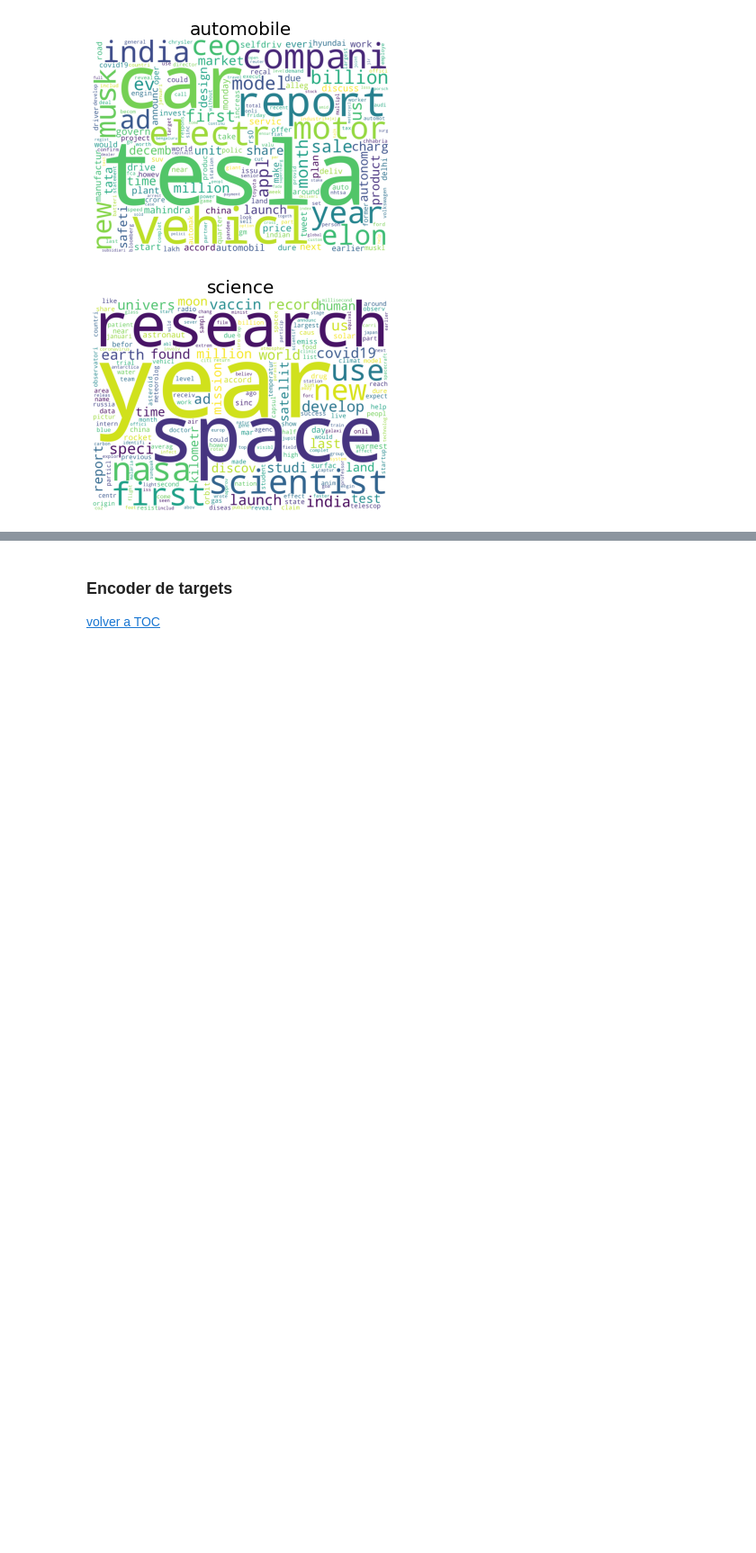
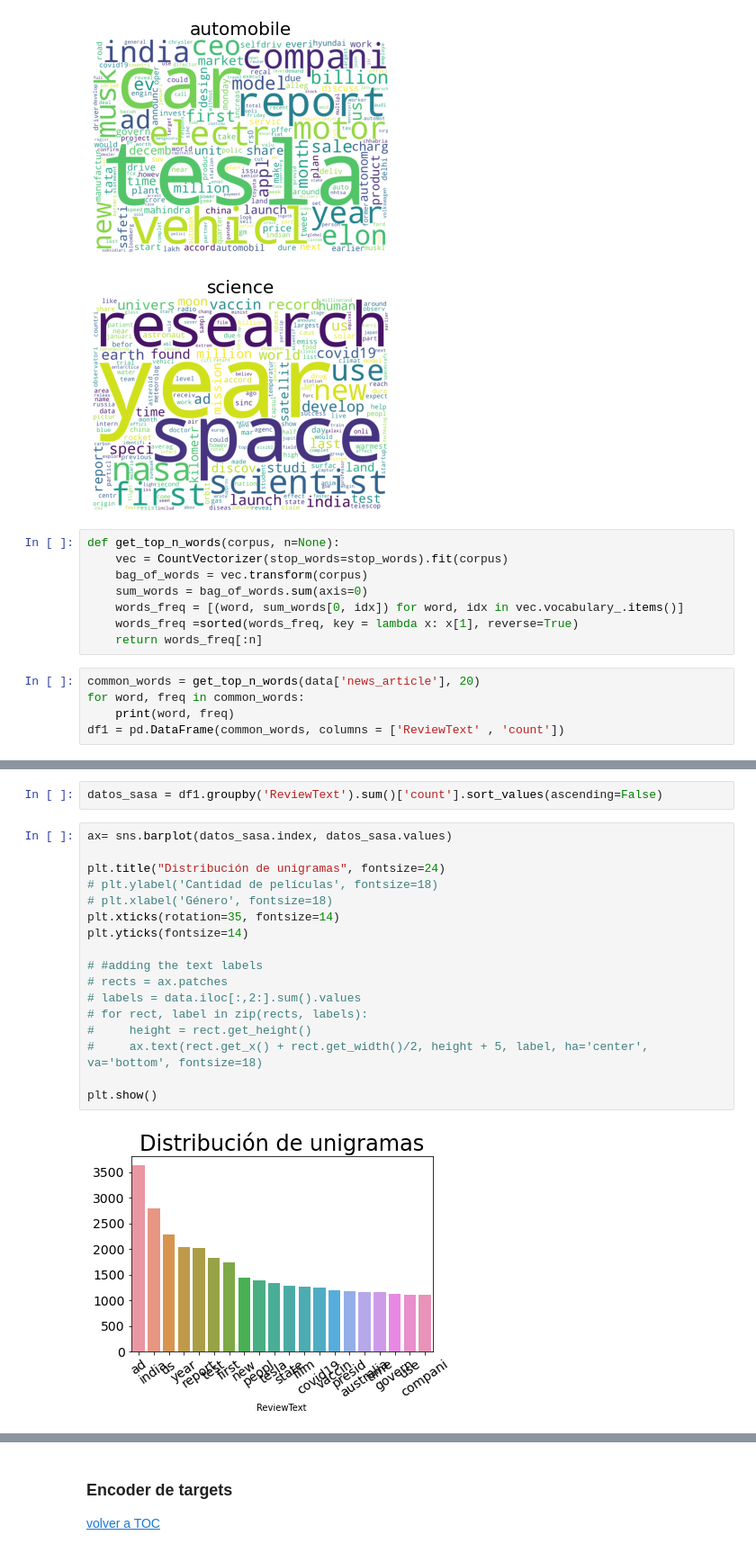
Before and after one commit to nachommm/desafio3, a Jupyter notebook: znews_clasification.ipynb, the cells around one changed output, grey strips where cells are left out. Shown at 90% size. Cells and saved outputs as stored; diff of their text form; blank space fills up the shorter version.

```diff
--- a/znews_clasification.ipynb
+++ b/znews_clasification.ipynb
@@ -224,3 +224,16 @@ for clase in clases:
 [figure]
 [figure]
 [figure]
+# %%
+def get_top_n_words(corpus, n=None):
+    vec = CountVectorizer(stop_words=stop_words).fit(corpus)
+    bag_of_words = vec.transform(corpus)
+    sum_words = bag_of_words.sum(axis=0)
+    words_freq = [(word, sum_words[0, idx]) for word, idx in vec.vocabulary_.items()]
+    words_freq =sorted(words_freq, key = lambda x: x[1], reverse=True)
+    return words_freq[:n]
+# %%
+common_words = get_top_n_words(data['news_article'], 20)
+for word, freq in common_words:
+    print(word, freq)
+df1 = pd.DataFrame(common_words, columns = ['ReviewText' , 'count'])
@@ -226,0 +261,21 @@ for clase in clases:
+# %%
+datos_sasa = df1.groupby('ReviewText').sum()['count'].sort_values(ascending=False)
+# %%
+ax= sns.barplot(datos_sasa.index, datos_sasa.values)
+
+plt.title("Distribución de unigramas", fontsize=24)
+# plt.ylabel('Cantidad de películas', fontsize=18)
+# plt.xlabel('Género', fontsize=18)
+plt.xticks(rotation=35, fontsize=14)
+plt.yticks(fontsize=14)
+
+# #adding the text labels
+# rects = ax.patches
+# labels = data.iloc[:,2:].sum().values
+# for rect, label in zip(rects, labels):
+#     height = rect.get_height()
+#     ax.text(rect.get_x() + rect.get_width()/2, height + 5, label, ha='center', va='bottom', fontsize=18)
+
+plt.show()
+# %% [output]
+[figure, added]
```
Also changed, not shown: parts of 6 cells of this notebook, 1 other file.
